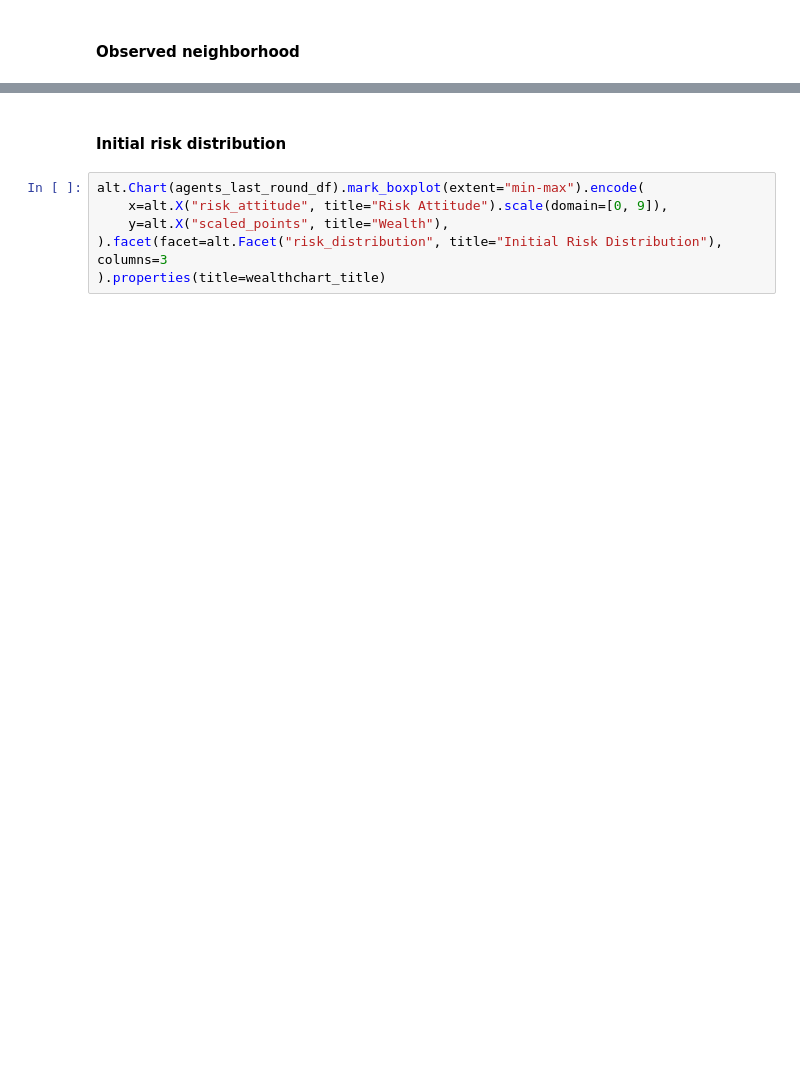
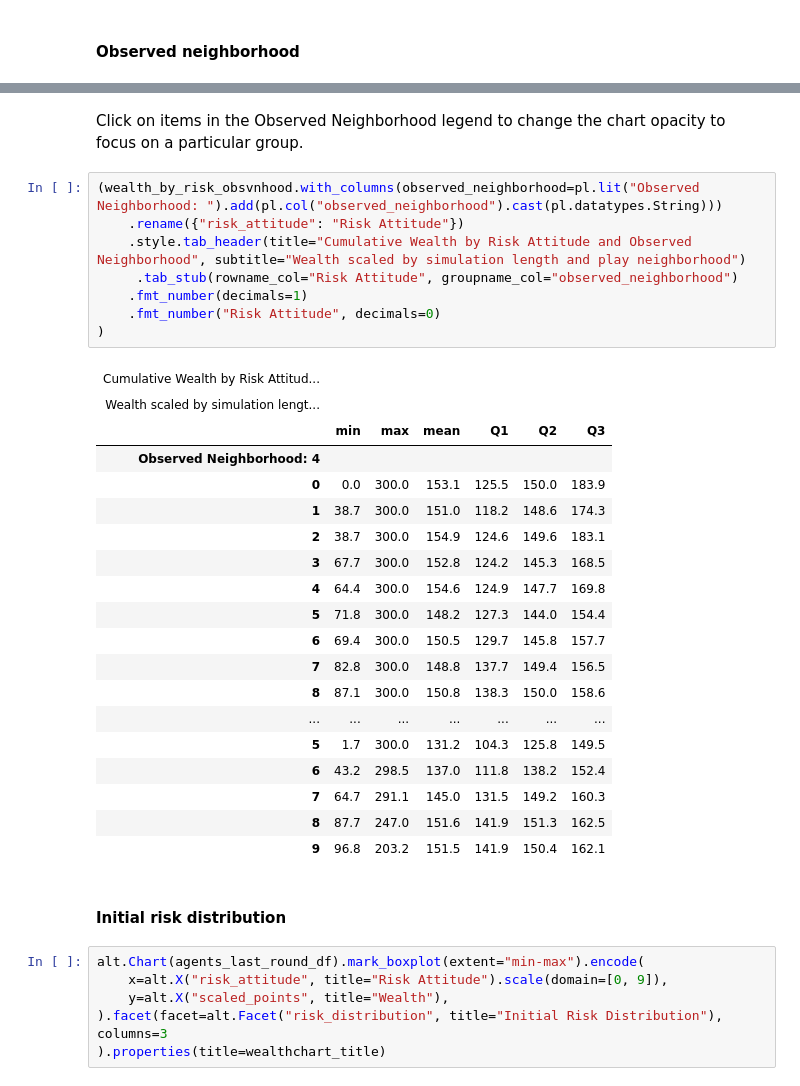
Before and after one commit to Princeton-CDH/simulating-risk, a Jupyter notebook: notebooks/hawkdovemulti_noadjust/analyze_batchrun_data.ipynb, the cells around one changed output, grey strips where cells are left out. Cells and saved outputs as stored; diff of their text form; blank space fills up the shorter version.

```diff
--- a/notebooks/hawkdovemulti_noadjust/analyze_batchrun_data.ipynb
+++ b/notebooks/hawkdovemulti_noadjust/analyze_batchrun_data.ipynb
@@ -422,3 +615,33 @@ alt.Chart(agents_last_round_df).mark_boxplot(extent="min-max").encode(
+# %% [markdown]
+Click on items in the Observed Neighborhood legend to change the chart opacity to focus on a particular group.
+# %%
+(wealth_by_risk_obsvnhood.with_columns(observed_neighborhood=pl.lit("Observed Neighborhood: ").add(pl.col("observed_neighborhood").cast(pl.datatypes.String)))
+    .rename({"risk_attitude": "Risk Attitude"})
+    .style.tab_header(title="Cumulative Wealth by Risk Attitude and Observed Neighborhood", subtitle="Wealth scaled by simulation length and play neighborhood")
+     .tab_stub(rowname_col="Risk Attitude", groupname_col="observed_neighborhood")
+    .fmt_number(decimals=1)
+    .fmt_number("Risk Attitude", decimals=0)
+)
+# %% [output]
+| Cumulative Wealth by Risk Attitud... |  |  |  |  |  |  |
+| Wealth scaled by simulation lengt... |  |  |  |  |  |  |
+|  | min | max | mean | Q1 | Q2 | Q3 |
+| Observed Neighborhood: 4 |  |  |  |  |  |  |
+| 0 | 0.0 | 300.0 | 153.1 | 125.5 | 150.0 | 183.9 |
+| 1 | 38.7 | 300.0 | 151.0 | 118.2 | 148.6 | 174.3 |
+| 2 | 38.7 | 300.0 | 154.9 | 124.6 | 149.6 | 183.1 |
+| 3 | 67.7 | 300.0 | 152.8 | 124.2 | 145.3 | 168.5 |
+| 4 | 64.4 | 300.0 | 154.6 | 124.9 | 147.7 | 169.8 |
+| 5 | 71.8 | 300.0 | 148.2 | 127.3 | 144.0 | 154.4 |
+| 6 | 69.4 | 300.0 | 150.5 | 129.7 | 145.8 | 157.7 |
+| 7 | 82.8 | 300.0 | 148.8 | 137.7 | 149.4 | 156.5 |
+| 8 | 87.1 | 300.0 | 150.8 | 138.3 | 150.0 | 158.6 |
+| ... | ... | ... | ... | ... | ... | ... |
+| 5 | 1.7 | 300.0 | 131.2 | 104.3 | 125.8 | 149.5 |
+| 6 | 43.2 | 298.5 | 137.0 | 111.8 | 138.2 | 152.4 |
+| 7 | 64.7 | 291.1 | 145.0 | 131.5 | 149.2 | 160.3 |
+| 8 | 87.7 | 247.0 | 151.6 | 141.9 | 151.3 | 162.5 |
+| 9 | 96.8 | 203.2 | 151.5 | 141.9 | 150.4 | 162.1 |
 # %% [markdown]
 #### Initial risk distribution
 # %%
```
Also changed, not shown: parts of 15 cells of this notebook.
